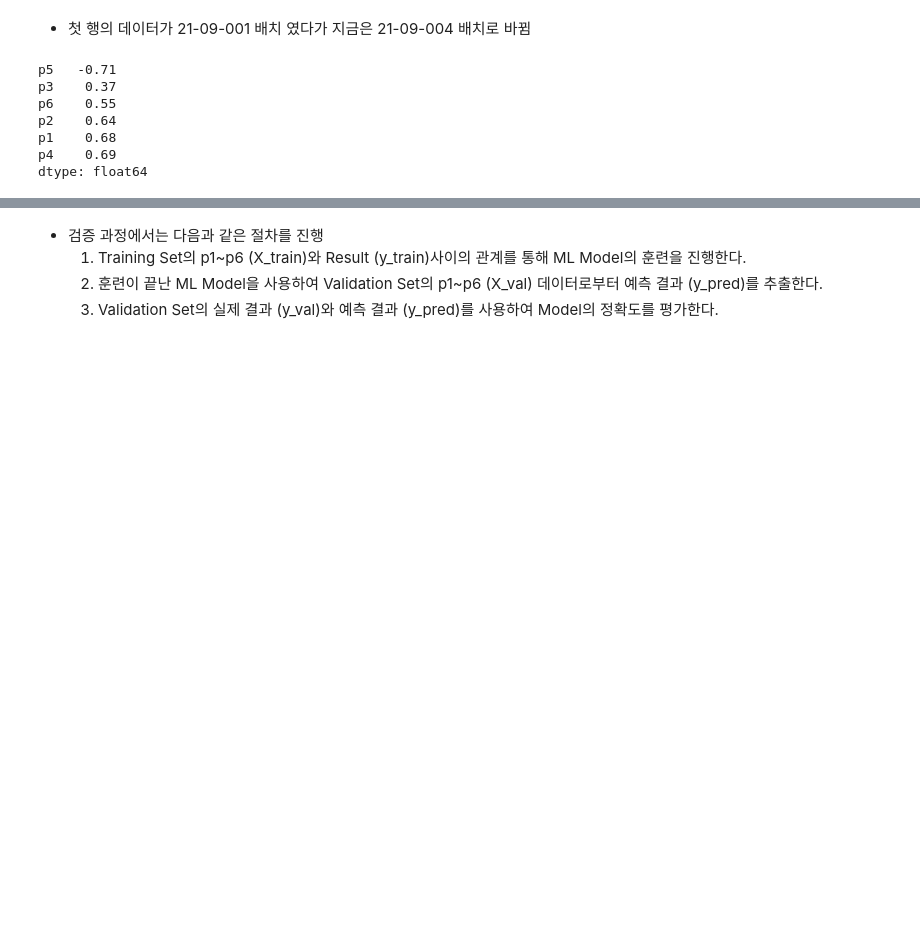
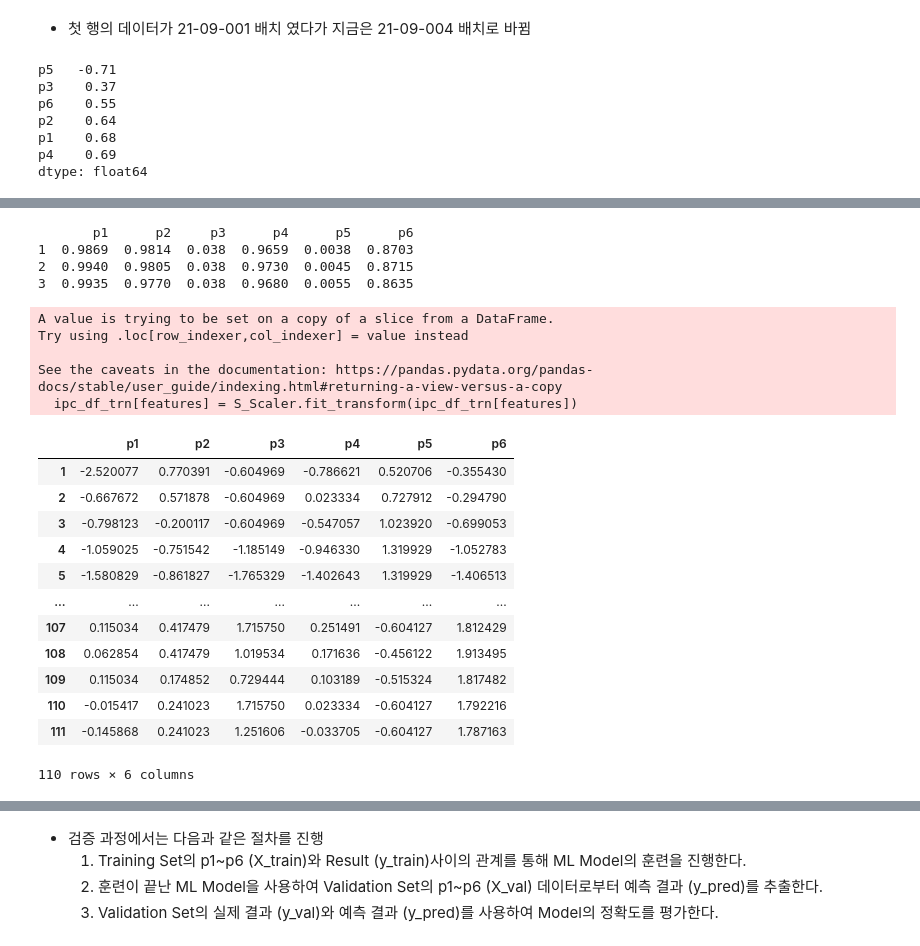
Before and after one commit to imbiotech/skbtML, a Jupyter notebook: k_pda_gmp_w_s.ipynb, the cells around one changed output, grey strips where cells are left out. Saved outputs shown, nothing was run; the diff lists cells and outputs as text; code cells hidden in the pictures; blank space fills up the shorter version.

```diff
--- a/k_pda_gmp_w_s.ipynb
+++ b/k_pda_gmp_w_s.ipynb
@@ -590,0 +596,31 @@ dtype: float64
+# %%
+# Standard Scaling을 위한 모듈 호출
+from sklearn.preprocessing import StandardScaler
+S_Scaler = StandardScaler()
+
+print(ipc_df_trn[features][:3])
+ipc_df_trn[features] = S_Scaler.fit_transform(ipc_df_trn[features])
+ipc_df_trn[features]
+# %% [output]
+       p1      p2     p3      p4      p5      p6
+1  0.9869  0.9814  0.038  0.9659  0.0038  0.8703
+2  0.9940  0.9805  0.038  0.9730  0.0045  0.8715
+3  0.9935  0.9770  0.038  0.9680  0.0055  0.8635
+A value is trying to be set on a copy of a slice from a DataFrame.
+Try using .loc[row_indexer,col_indexer] = value instead
+
+See the caveats in the documentation: https://pandas.pydata.org/pandas-docs/stable/user_guide/indexing.html#returning-a-view-versus-a-copy
+  ipc_df_trn[features] = S_Scaler.fit_transform(ipc_df_trn[features])
+|  | p1 | p2 | p3 | p4 | p5 | p6 |
+| 1 | -2.520077 | 0.770391 | -0.604969 | -0.786621 | 0.520706 | -0.355430 |
+| 2 | -0.667672 | 0.571878 | -0.604969 | 0.023334 | 0.727912 | -0.294790 |
+| 3 | -0.798123 | -0.200117 | -0.604969 | -0.547057 | 1.023920 | -0.699053 |
+| 4 | -1.059025 | -0.751542 | -1.185149 | -0.946330 | 1.319929 | -1.052783 |
+| 5 | -1.580829 | -0.861827 | -1.765329 | -1.402643 | 1.319929 | -1.406513 |
+| ... | ... | ... | ... | ... | ... | ... |
+| 107 | 0.115034 | 0.417479 | 1.715750 | 0.251491 | -0.604127 | 1.812429 |
+| 108 | 0.062854 | 0.417479 | 1.019534 | 0.171636 | -0.456122 | 1.913495 |
+| 109 | 0.115034 | 0.174852 | 0.729444 | 0.103189 | -0.515324 | 1.817482 |
+| 110 | -0.015417 | 0.241023 | 1.715750 | 0.023334 | -0.604127 | 1.792216 |
+| 111 | -0.145868 | 0.241023 | 1.251606 | -0.033705 | -0.604127 | 1.787163 |
+110 rows × 6 columns
```
Also changed, not shown: parts of 15 cells of this notebook.
